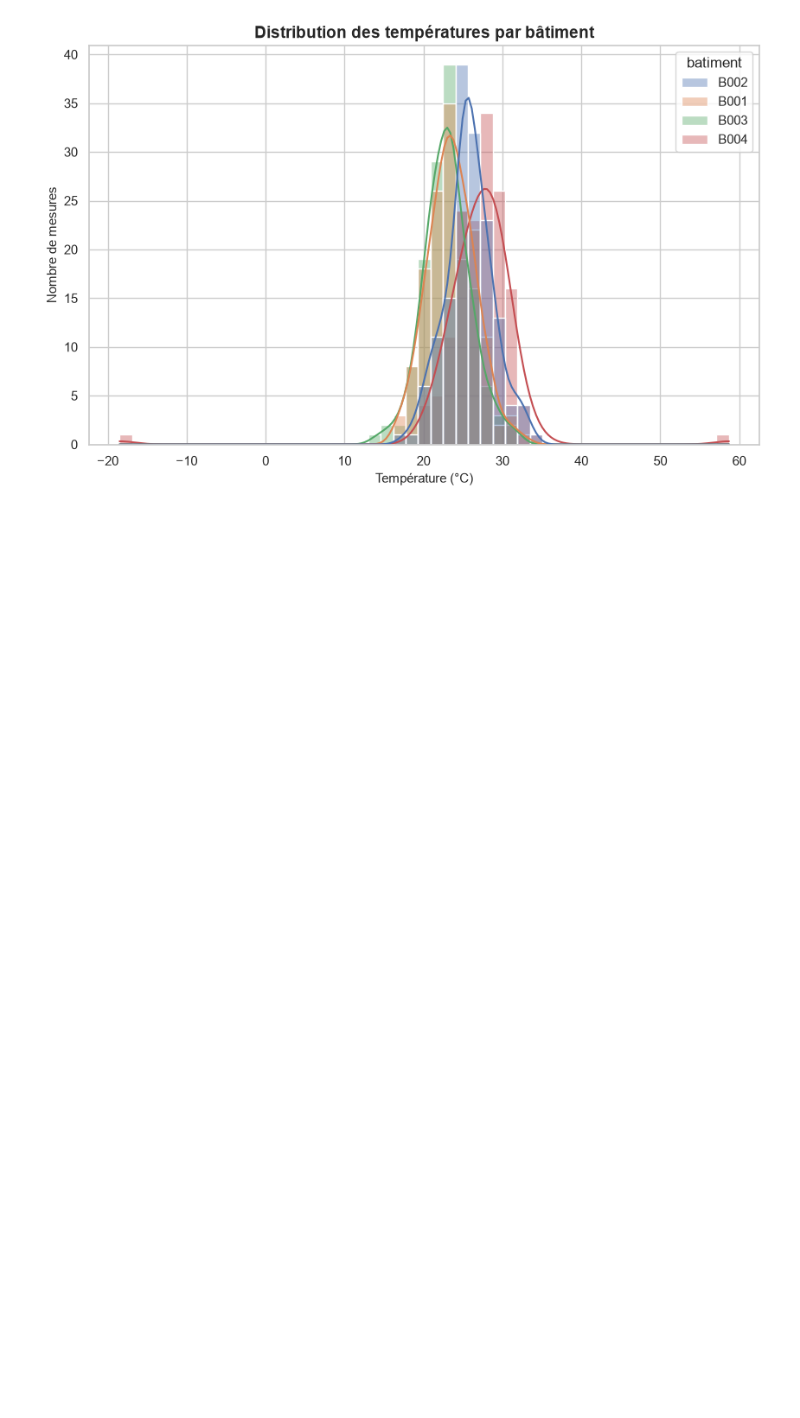
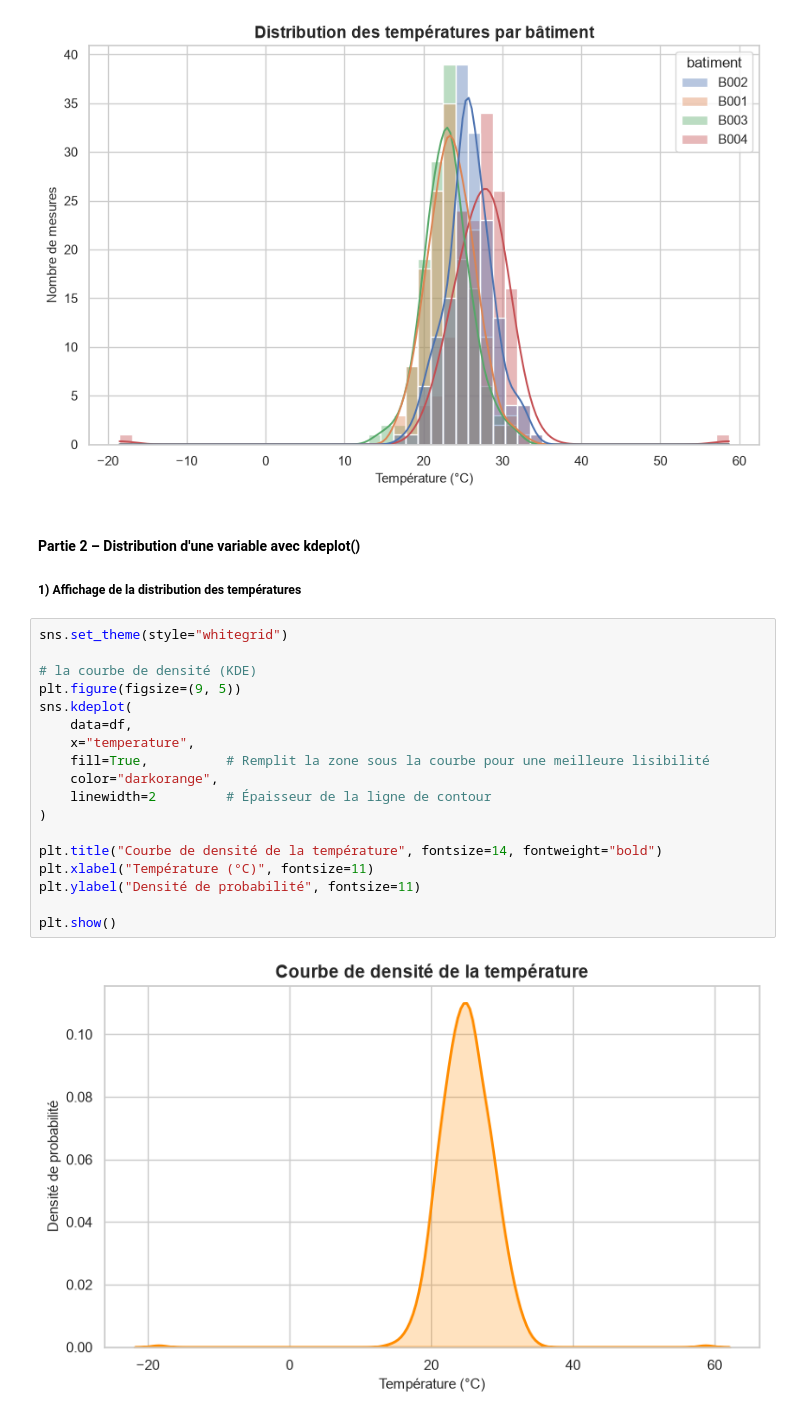
Before and after one commit to cheikhahmedtidiane/atelier_seaborn_iot, a Jupyter notebook: notebooks/atelier_seaborn_iot.ipynb, the cells around one changed output. Cells and saved outputs as stored; diff of their text form; blank space fills up the shorter version.

Commit message:
Partie 2 – Distribution d'une variable avec kdeplot()

```diff
--- a/notebooks/atelier_seaborn_iot.ipynb
+++ b/notebooks/atelier_seaborn_iot.ipynb
@@ -137,3 +137,26 @@ plt.ylabel("Nombre de mesures", fontsize=11)
 plt.show()
 # %% [output]
 [figure]
+# %% [markdown]
+#### Partie 2 – Distribution d'une variable avec kdeplot()
+##### 1) Affichage de la distribution des températures
+# %%
+sns.set_theme(style="whitegrid")
+
+# la courbe de densité (KDE)
+plt.figure(figsize=(9, 5))
+sns.kdeplot(
+    data=df,
+    x="temperature",
+    fill=True,          # Remplit la zone sous la courbe pour une meilleure lisibilité
+    color="darkorange",
+    linewidth=2         # Épaisseur de la ligne de contour
+)
+
+plt.title("Courbe de densité de la température", fontsize=14, fontweight="bold")
+plt.xlabel("Température (°C)", fontsize=11)
+plt.ylabel("Densité de probabilité", fontsize=11)
+
+plt.show()
+# %% [output]
+[figure, added]
```
Also changed, not shown: parts of 2 cells of this notebook.
